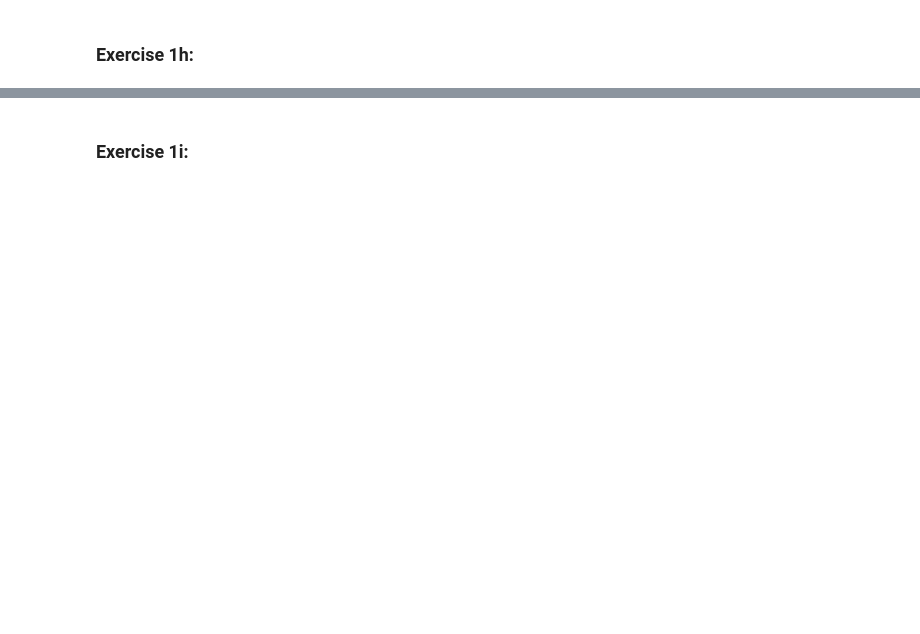
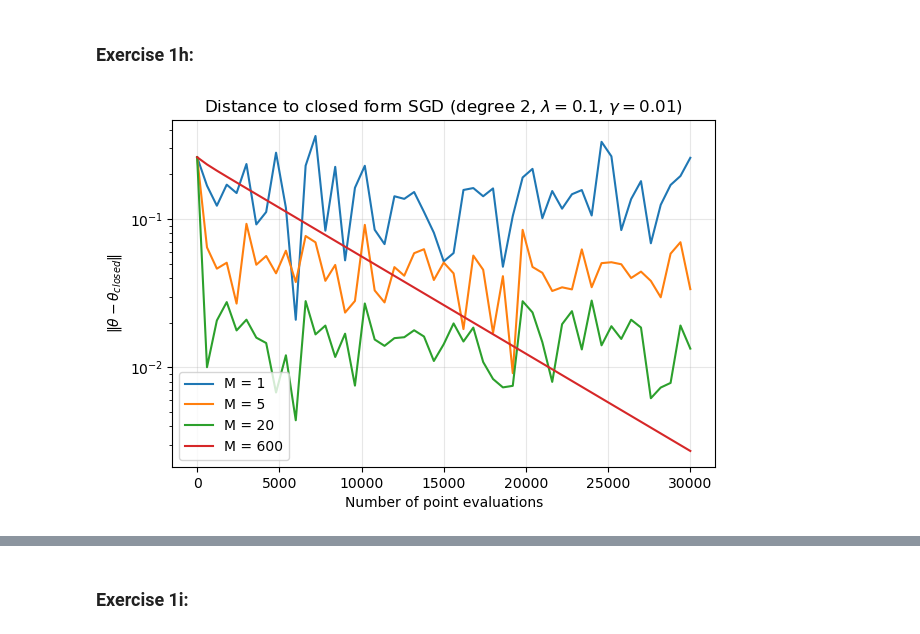
Before and after one commit to AbdulTorkerull/FYS-STK4155-Project-1, a Jupyter notebook: FYS-STK4155_Project.ipynb, the cells around one changed output, grey strips where cells are left out. Drawn from its saved outputs; the diff is of its cells as text; code cells hidden in the pictures; blank space fills up the shorter version.

```diff
--- a/FYS-STK4155_Project.ipynb
+++ b/FYS-STK4155_Project.ipynb
@@ -1049,2 +1052,9 @@ KeyError: 'cost'
 # %% [markdown]
 ### Exercise 1h:
+# %%
+# --- Restart and scale data --- #
+
+x_training, x_test, y_training, y_test = runge_data(n=1000, sigma=0.1)
+
+x_training, x_test = scale(x_training, x_test)
+y_training, y_test = centre(y_training, y_test)
@@ -1050,0 +1102,29 @@ KeyError: 'cost'
+# %%
+p = 3
+lam = 0.1
+X = identity(x_training, p)
+y = y_training.ravel()
+n = X.shape[0]
+epochs = 50
+
+theta_OLS = closed_form(X, y, lam).reshape(-1)
+
+schedule = (1, 2)
+batch_sizes = [1, 5, 20, n]          # n = full-batch GD as the baseline
+x_evals = np.arange(epochs + 1) * n      # point evaluations (same for every batch size)
+
+plt.figure(figsize=(7, 4.5))
+for b in batch_sizes:
+    hist = sgd(X, y, method="PLAIN", gamma=0.1, n_epochs=epochs, batch_size=b, lam=lam)
+    dist = np.linalg.norm(hist - theta_OLS, axis=1)
+    plt.plot(x_evals, dist, label=f"M = {b}")
+
+plt.xlabel("Number of point evaluations")
+plt.ylabel(r"$\|\theta - \theta_{closed}\|$")
+plt.title(rf"Distance to closed form SGD (degree {p-1}, $\lambda={lam}$, $\gamma={gamma}$)")
+plt.yscale("log")
+plt.grid(True, alpha=0.3)
+plt.legend()
+plt.show()
+# %% [output]
+[figure, added]
```
Also changed, not shown: parts of 7 cells of this notebook.
